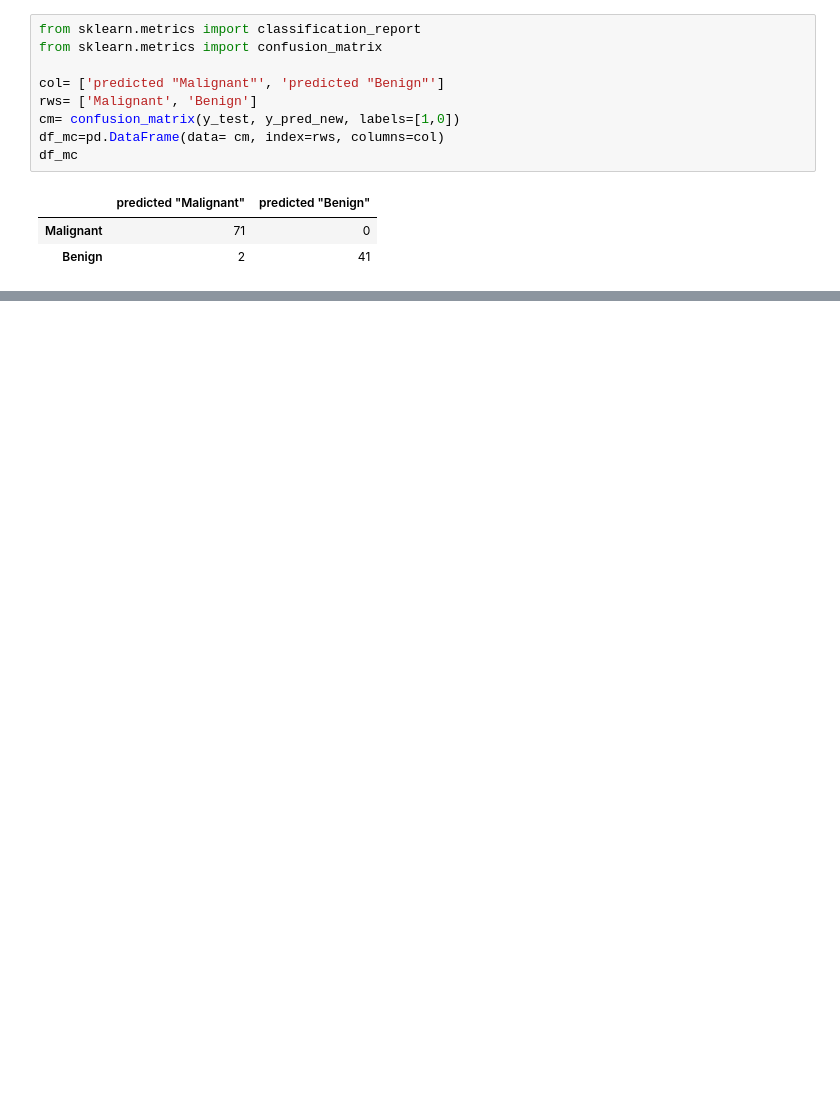
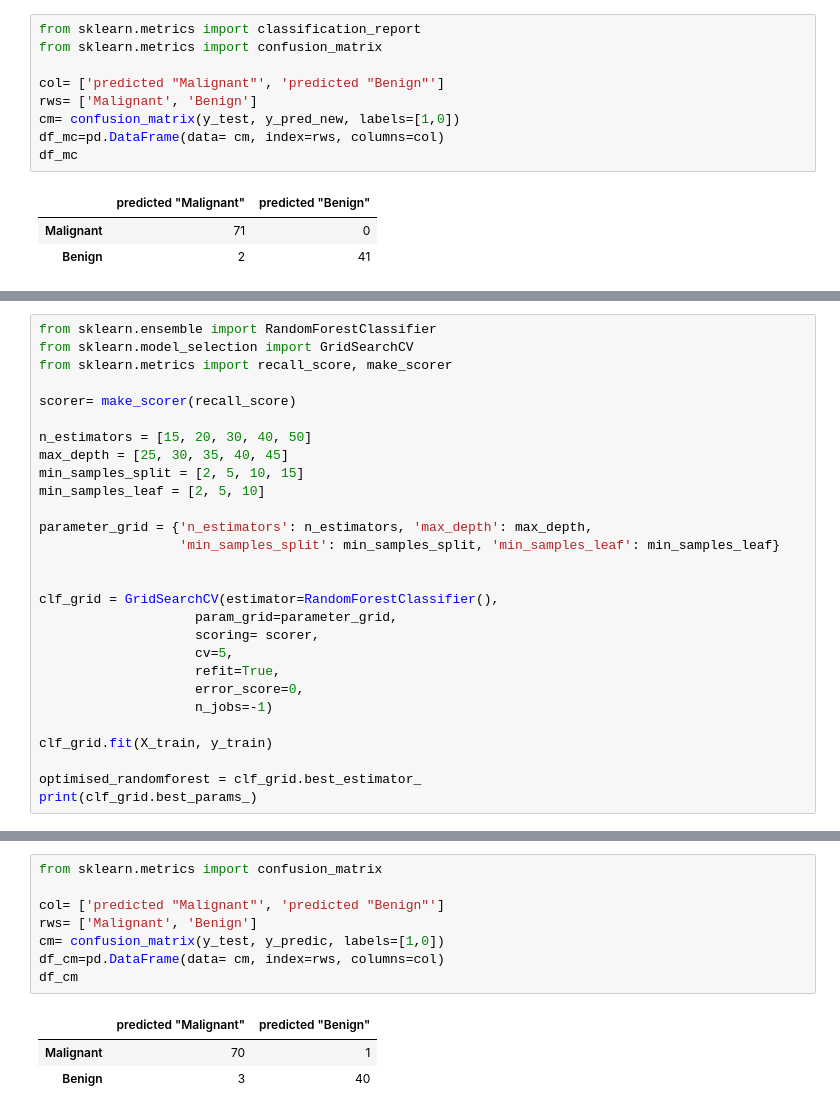
Before and after one commit to hatimnaitlho/ml-projects, a Jupyter notebook: breast_cancer_prediction_using_machine_learning.ipynb, the cells around one changed output, grey strips where cells are left out. Drawn from its saved outputs; the diff is of its cells as text; blank space fills up the shorter version.

```diff
--- a/breast_cancer_prediction_using_machine_learning.ipynb
+++ b/breast_cancer_prediction_using_machine_learning.ipynb
@@ -321,0 +404,28 @@ df_mc
+# %%
+from sklearn.ensemble import RandomForestClassifier
+from sklearn.model_selection import GridSearchCV
+from sklearn.metrics import recall_score, make_scorer
+
+scorer= make_scorer(recall_score)
+
+n_estimators = [15, 20, 30, 40, 50]
+max_depth = [25, 30, 35, 40, 45]
+min_samples_split = [2, 5, 10, 15]
+min_samples_leaf = [2, 5, 10]
+
+parameter_grid = {'n_estimators': n_estimators, 'max_depth': max_depth,
+                  'min_samples_split': min_samples_split, 'min_samples_leaf': min_samples_leaf}
+
+
+clf_grid = GridSearchCV(estimator=RandomForestClassifier(),
+                    param_grid=parameter_grid,
+                    scoring= scorer,
+                    cv=5,
+                    refit=True,
+                    error_score=0,
+                    n_jobs=-1)
+
+clf_grid.fit(X_train, y_train)
+
+optimised_randomforest = clf_grid.best_estimator_
+print(clf_grid.best_params_)
@@ -321,0 +446,12 @@ df_mc
+# %%
+from sklearn.metrics import confusion_matrix
+
+col= ['predicted "Malignant"', 'predicted "Benign"']
+rws= ['Malignant', 'Benign']
+cm= confusion_matrix(y_test, y_predic, labels=[1,0])
+df_cm=pd.DataFrame(data= cm, index=rws, columns=col)
+df_cm
+# %% [output]
+|  | predicted "Malignant" | predicted "Benign" |
+| Malignant | 70 | 1 |
+| Benign | 3 | 40 |
```
Also changed, not shown: parts of 26 cells of this notebook.
